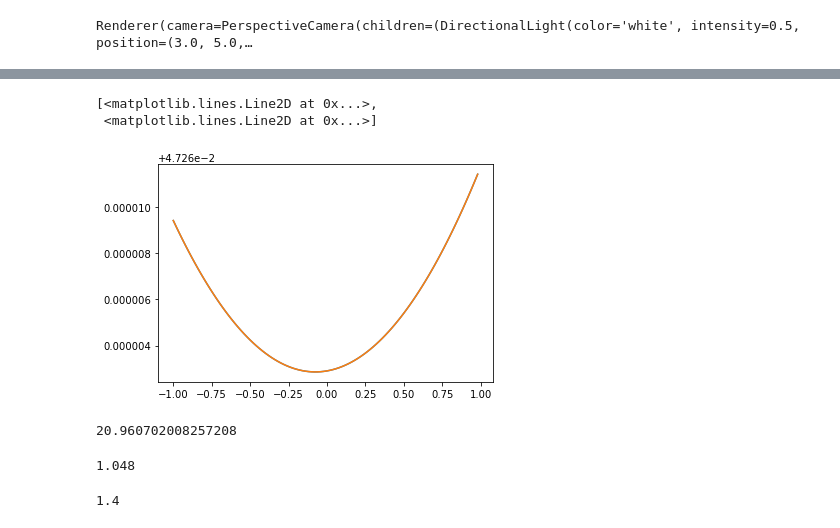
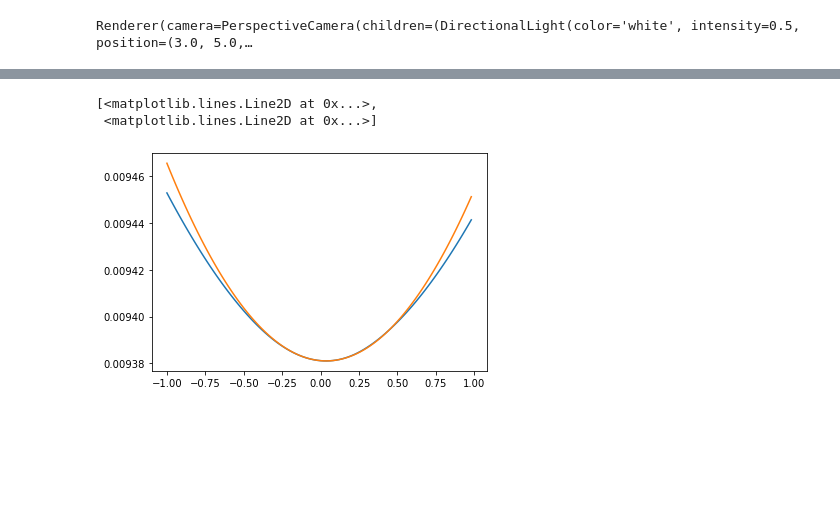
Before and after one commit to graefm/lorm, a Jupyter notebook: examples/disc/spock_3d.ipynb, the cells around one changed output, grey strips where cells are left out. Cells and saved outputs as stored; diff of their text form; code cells hidden in the pictures; blank space fills up the shorter version.

```diff
--- a/examples/disc/spock_3d.ipynb
+++ b/examples/disc/spock_3d.ipynb
@@ -23,8 +28,7 @@ sample = 1.2*(np.loadtxt('data/spock.uo')-np.array([0.5,0.5,0.45]))
 # %%
-%matplotlib inline
-mu=np.loadtxt('spock_voxel.txt')
+# load the data
+mu=np.loadtxt('data/spock_voxel.txt')
 M=int(mu.shape[0]**(1./3))+1
-plt.imshow(mu.reshape([M,M,M])[:,:,50],vmin=0)#,vmax=1)
-#np.savetxt('spock_voxel.txt',mu)
+plt.imshow(mu.reshape([M,M,M])[:,:,10],vmin=0)#,vmax=1)
 # %% [output]
 <matplotlib.image.AxesImage at 0x...>
@@ -61,20 +60,10 @@ points.coords[:,2] = 0.3*np.sin(2*t)
 points_new = lorm.manif.ManifoldPointArray(e3)
 # %%
-N_half = np.int(8*np.sqrt(2)**4)
+# setup the energy functional
+N_half = 8
 N=2*N_half
-m = points.coords.shape[0]
-energy = disc.energy_curveling_3d.plan(m,N,0.5,16)
-#for i in range(1,N):
-#    for j in range(1,N):
-#        norm_squared = (i-N/2)**2+(j-N/2)**2
-        #energy._lambda_hat[i,j] = 1./(np.power(1+norm_squared,3/2))
-        #energy._lambda_hat[i,j] = np.exp(-0.05*norm_squared)
-        #energy._lambda_hat[i,j] = 1./(np.power(1+(i-N/2)**2,3/2))/(np.power(1+(j-N/2)**2,3/2))
-#        energy._lambda_hat[i,j] = 1
-#print(energy._lambda_hat)
+energy = disc.energy_curveling_3d.plan(m,N,0.1,10)
 if mu_N_half >= N_half:
     energy._mu_hat[:] = mu_hat[mu_N_half-N_half:mu_N_half+N_half,mu_N_half-N_half:mu_N_half+N_half,mu_N_half-N_half:mu_N_half+N_half]
 else:
     energy._mu_hat[N_half-mu_N_half:N_half+mu_N_half,N_half-mu_N_half:N_half+mu_N_half,N_half-mu_N_half:N_half+mu_N_half] = mu_hat[:]
-points_new.coords = np.zeros([m,2])
-m
@@ -99,2 +90,8 @@ display(renderer)
 # %% [output]
 Renderer(camera=PerspectiveCamera(children=(DirectionalLight(color='white', intensity=0.5, position=(3.0, 5.0,…
+# %%
+# compute a local minimizer
+method = lorm.optim.ConjugateGradientMethod(max_iter=100)
+method.listener = update_points
+for i in range(5):
+    points = method.run(energy,points)
@@ -121,9 +128,0 @@ def update_points(p):
-# %%
-#method = lorm.optim.SteepestDescentMethod(max_iter=100)
-energy._L = 8*np.sqrt(2)**3
-energy._alpha = 10/(energy._L)**5
-method = lorm.optim.ConjugateGradientMethod(max_iter=100)
-method.listener = update_points
-points_new.coords = points.coords
-for i in range(1):
-    points_new = method.run(energy,points_new)
@@ -148,11 +129,11 @@ Reached maximal iterations!
 # %%
+# compute the quadratic approximation to check the gradient and Hessian
 %matplotlib inline
-v=energy.grad(points_new)
-v.coords *= 10
-#v.coords = 0.001*np.random.randn(m,3)
+v=energy.grad(points)
+v.coords = 0.0002*np.random.randn(m,3)
 f,q, s = lorm.utils.eval_objective_function_with_quadratic_approximation(energy,v)
 plt.plot(s,f,s,q)
 # %% [output]
 [<matplotlib.lines.Line2D at 0x...>,
  <matplotlib.lines.Line2D at 0x...>]
-[figure, old version]
+[figure, new version]
@@ -171,12 +139,0 @@ points.coords = temp
-# %%
-np.sum(energy._eval_lengths(points_new.coords))
-# %% [output]
-20.960702008257208
-# %%
-20.96/20
-# %% [output]
-1.048
-# %%
-28/20
-# %% [output]
-1.4
```
Also changed, not shown: parts of 12 cells of this notebook, 18 other files.
